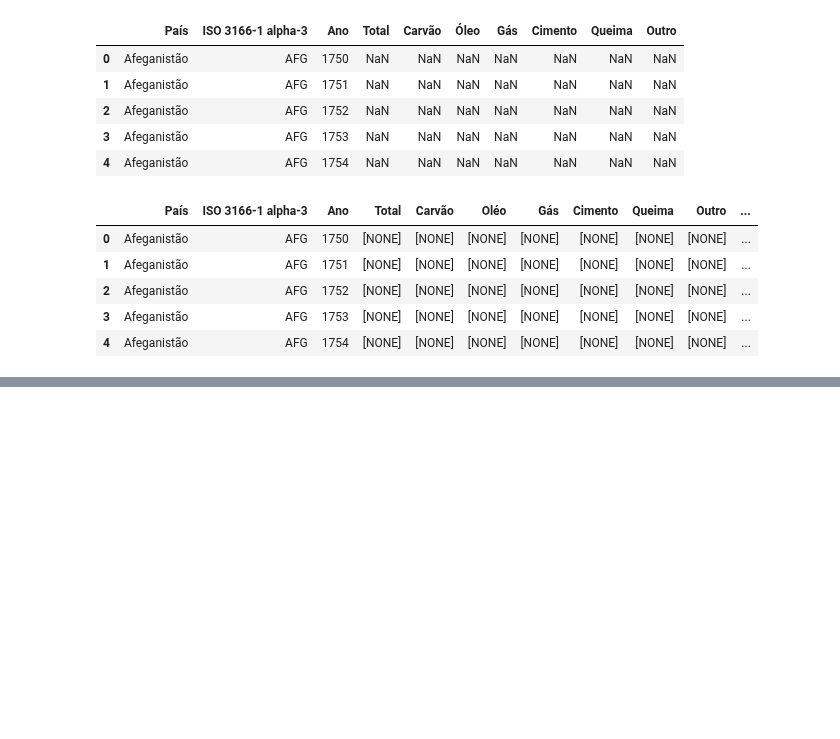
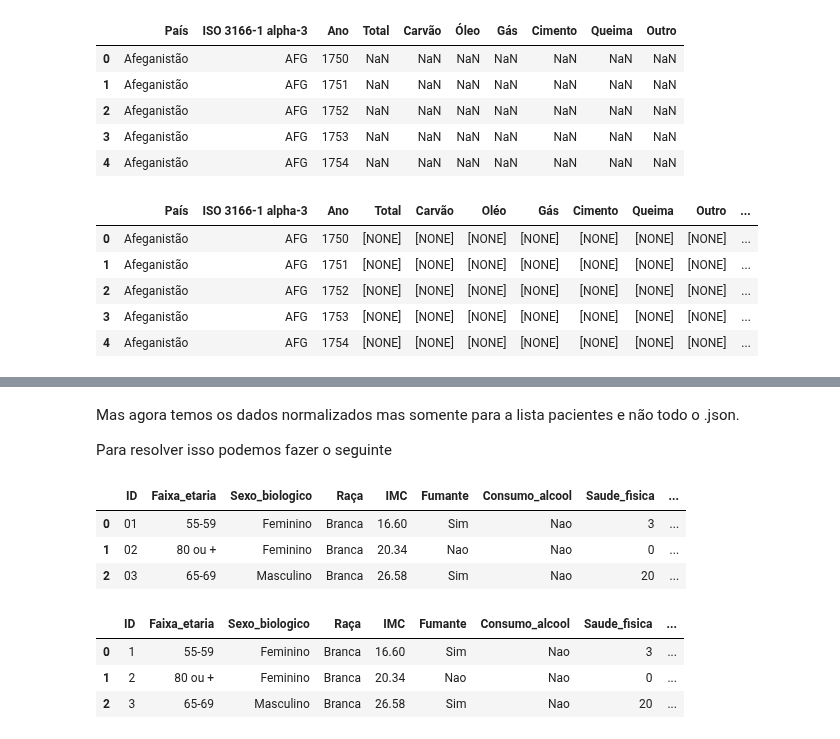
Before and after one commit to rafaelreisramos/oracle-one, a Jupyter notebook: pandas-io-trabalhando-diferentes-formatos-arquivos/pandas_io.ipynb, the cells around one changed output, grey strips where cells are left out. Cells and saved outputs as stored; diff of their text form; code cells hidden in the pictures; blank space fills up the shorter version.

```diff
--- a/pandas-io-trabalhando-diferentes-formatos-arquivos/pandas_io.ipynb
+++ b/pandas-io-trabalhando-diferentes-formatos-arquivos/pandas_io.ipynb
@@ -219,0 +240,2 @@ dados_fontes.head()
+# %%
+url_2 = 'https://raw.githubusercontent.com/alura-cursos/Pandas/refs/heads/main/pacientes_2.json'
@@ -219,0 +258,17 @@ dados_fontes.head()
+# %% [markdown]
+Mas agora temos os dados normalizados mas somente para a lista pacientes e não todo o .json.
+
+Para resolver isso podemos fazer o seguinte
+# %%
+import requests
+
+response = requests.get(url_2)
+dados_pacientes_2_json = response.json()
+
+dados_completos = pd.json_normalize(dados_pacientes_2_json, record_path=['Pacientes'], meta=['Pesquisa', 'Ano'])
+dados_completos.head()
+# %% [output]
+|  | ID | Faixa_etaria | Sexo_biologico | Raça | IMC | Fumante | Consumo_alcool | Saude_fisica | ... |
+| 0 | 01 | 55-59 | Feminino | Branca | 16.60 | Sim | Nao | 3 | ... |
+| 1 | 02 | 80 ou + | Feminino | Branca | 20.34 | Nao | Nao | 0 | ... |
+| 2 | 03 | 65-69 | Masculino | Branca | 26.58 | Sim | Nao | 20 | ... |
@@ -219,0 +277,7 @@ dados_fontes.head()
+# %%
+pd.read_json('/content/historico_pacientes_normalizado.json').head()
+# %% [output]
+|  | ID | Faixa_etaria | Sexo_biologico | Raça | IMC | Fumante | Consumo_alcool | Saude_fisica | ... |
+| 0 | 1 | 55-59 | Feminino | Branca | 16.60 | Sim | Nao | 3 | ... |
+| 1 | 2 | 80 ou + | Feminino | Branca | 20.34 | Nao | Nao | 0 | ... |
+| 2 | 3 | 65-69 | Masculino | Branca | 26.58 | Sim | Nao | 20 | ... |
```
Also changed, not shown: parts of 8 cells of this notebook.
